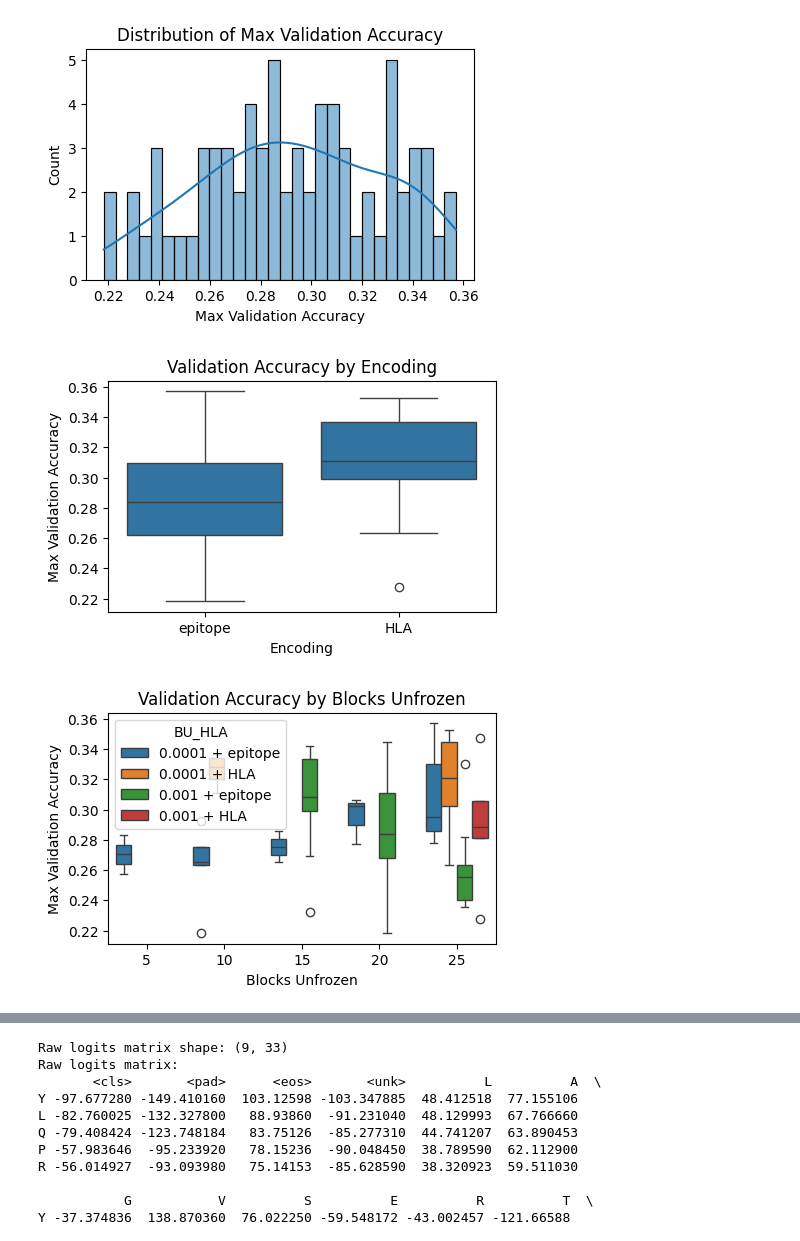
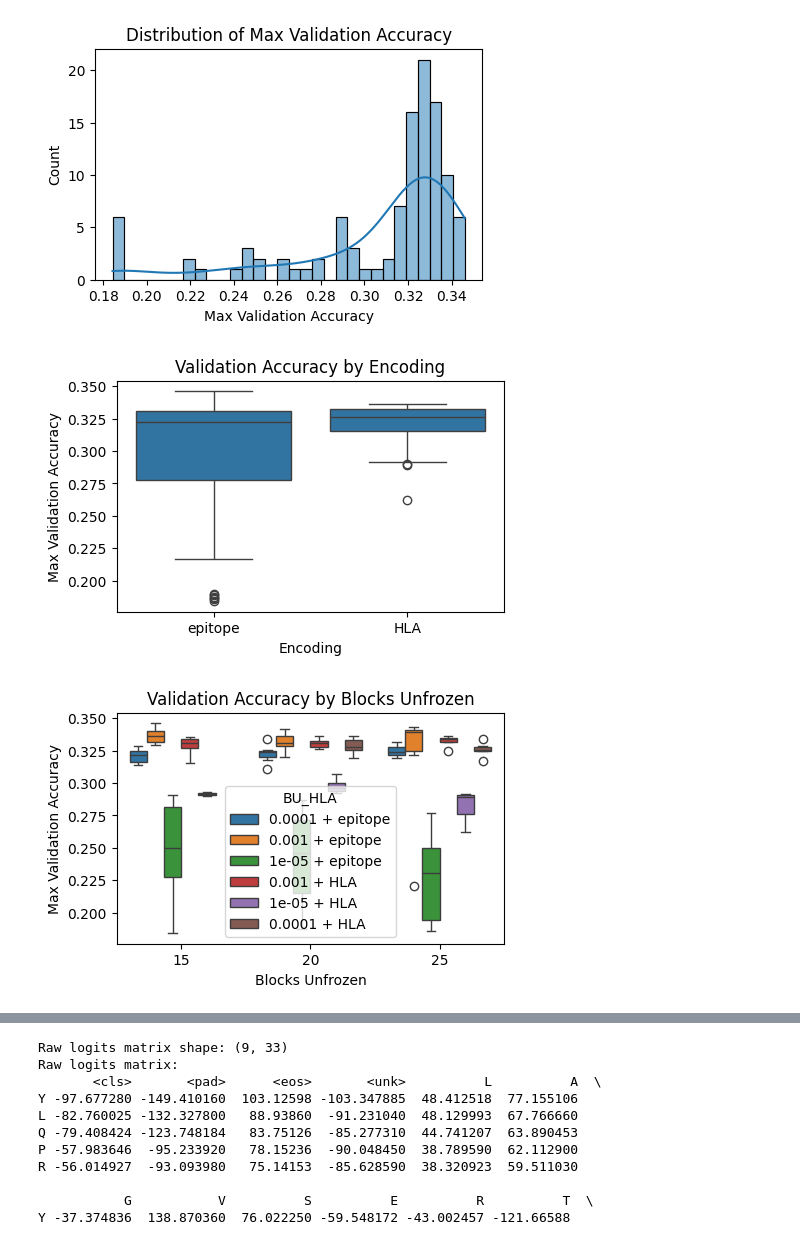
Before and after one commit to sermare/ESMCBA, a Jupyter notebook: jupyter_notebooks/Evaluations_Epitope-pretrain.ipynb, the cells around one changed output, grey strips where cells are left out. Drawn from its saved outputs; the diff is of its cells as text; code cells hidden in the pictures.

```diff
--- a/jupyter_notebooks/Evaluations_Epitope-pretrain.ipynb
+++ b/jupyter_notebooks/Evaluations_Epitope-pretrain.ipynb
@@ -8,7 +8,7 @@ sys.path.append('/global/scratch/users/sergiomar10/ESMCBA/ESMCBA')
 from ESMCBA.imports import *
 from ESMCBA import graph_utils
 # %%
-directory = '/global/scratch/users/sergiomar10/logs/ESMC_Pretrain_logs'
+directory = '/global/scratch/users/sergiomar10/logs/ESMC_Pretrain_logs_09042025'
 csv_files = glob.glob(os.path.join(directory, '*.csv'))
 data = []
 
@@ -16,6 +16,8 @@ for file in csv_files:
     if os.path.getsize(file) > 0:
         try:
             df = pd.read_csv(file)
+            df = df.replace([np.inf, -np.inf], np.nan).dropna()
+
             base = os.path.basename(file)
             # Remove the file extension and split by underscore
             name_parts = os.path.splitext(base)[0].split('_')
@@ -85,5 +119,5 @@ df_summary['BU_HLA'] = df_summary['base_block_lr'].astype(str) + ' + ' + df_summ
 # %%
-df_summary_subset = df_summary[df_summary['HLA_allele'] == 'HLAB4402' ]
+df_summary_subset = df_summary[df_summary['HLA_allele'] == 'A0201' ]
 
 # 1. Histogram of max_val_acc
 plt.figure(figsize=(5, 3))
@@ -114,33 +148,33 @@ plt.figure(figsize=(5, 3))
 sns.violinplot(x='base_block_lr', y='max_val_acc', hue='encoding', data=df_summary_subset)
 # plt.xscale('log')
 plt.title("Max Val Acc vs. Base Block Learning Rate")
 plt.xlabel("Base Block Learning Rate (log scale)")
 plt.ylabel("Max Validation Accuracy")
 plt.show()
 
 # 5. Scatter Plot: Regression Block LR vs. Max Val Acc (using log scale)
 plt.figure(figsize=(5, 3))
 sns.violinplot(x='regression_block_lr', y='max_val_acc', hue='encoding', data=df_summary_subset)
 # plt.xscale('log')
 plt.title("Max Val Acc vs. Regression Block Learning Rate")
 plt.xlabel("Regression Block Learning Rate (log scale)")
 plt.ylabel("Max Validation Accuracy")
 plt.show()
 
 # 6. Pairplot: Visualize all hyperparameters vs max_val_acc
 selected_cols = ['blocks_unfrozen', 'base_block_lr', 'regression_block_lr', 'num_augmentations', 'max_val_acc']
 sns.pairplot(df_summary_subset[selected_cols], diag_kind='kde')
 plt.suptitle("Pairplot of Hyperparameters and Max Validation Accuracy", y=1.02)
 plt.show()
 
 # 7. Correlation Heatmap: Numerical hyperparameters and performance
 corr_cols = ['blocks_unfrozen', 'base_block_lr', 'regression_block_lr', 'num_augmentations', 'max_val_acc']
 corr_matrix = df_summary_subset[corr_cols].corr()
 plt.figure(figsize=(5, 3))
 sns.heatmap(corr_matrix, annot=True, cmap="coolwarm", fmt=".2f")
 plt.title("Correlation between Hyperparameters and Max Validation Accuracy")
 plt.show()
 # %% [output]
-[figure, old version]
+[figure, new version]
-[figure, old version]
+[figure, new version]
-[figure, old version]
+[figure, new version]
```
Also changed, not shown: parts of 18 cells of this notebook, 21 other files.
